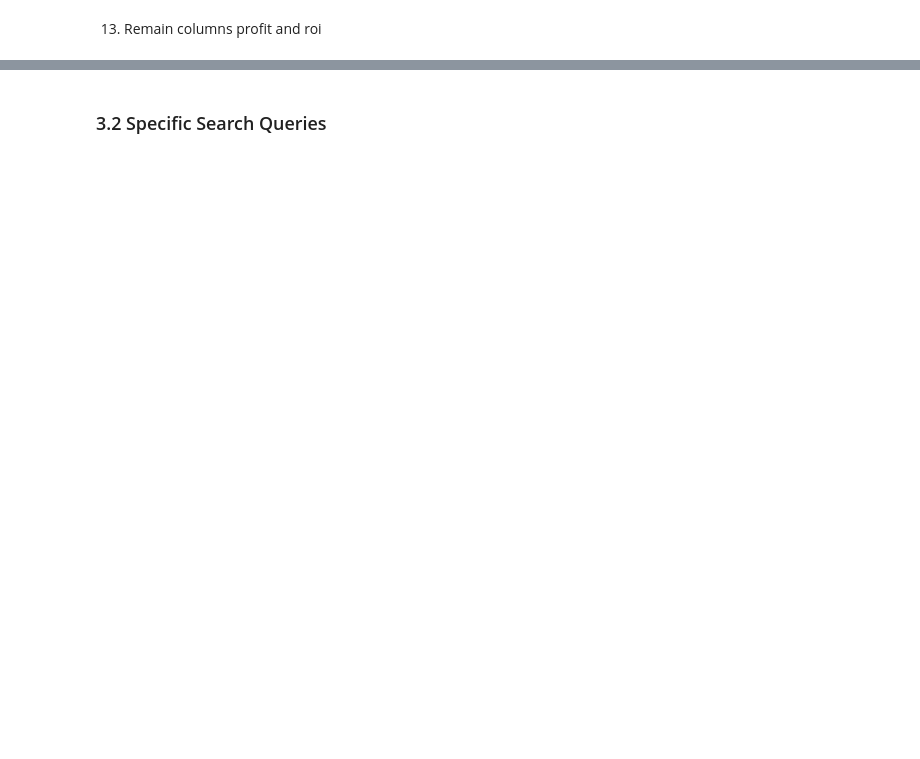
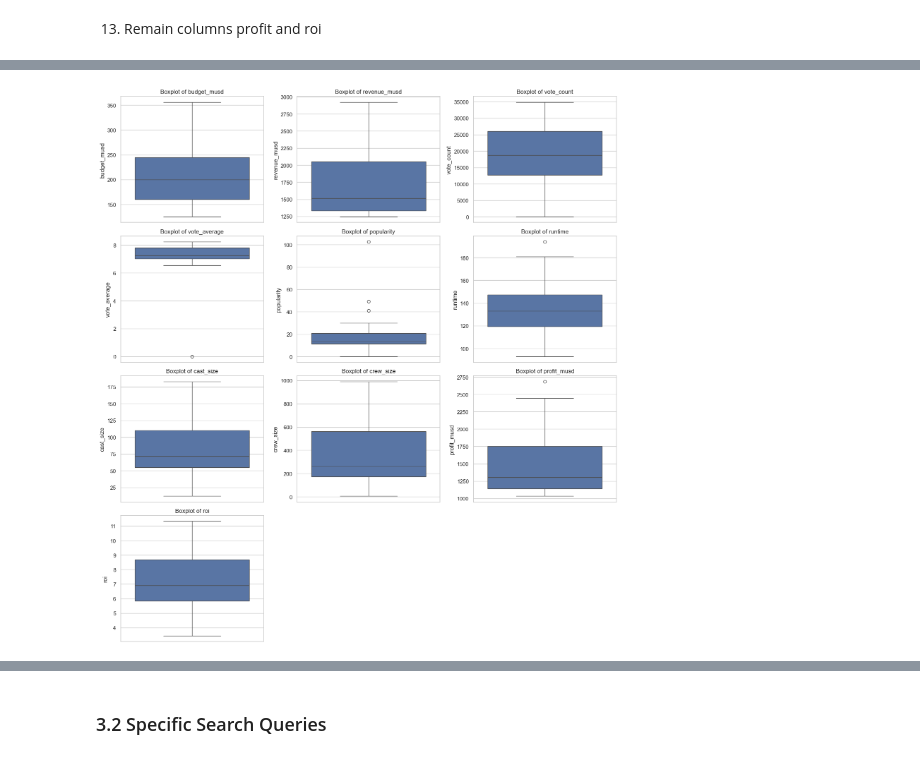
Before and after one commit to DE-E-K/DEM05, a Jupyter notebook: tmdb_analysis.ipynb, the cells around one changed output, grey strips where cells are left out. Drawn from its saved outputs; the diff is of its cells as text; code cells hidden in the pictures; blank space fills up the shorter version.

```diff
--- a/tmdb_analysis.ipynb
+++ b/tmdb_analysis.ipynb
@@ -101,15 +105,15 @@ def extract_names(data, key):
     if isinstance(data, list):
         return '|'.join([item['name'] for item in data if 'name' in item])
     return None
-df['genre_names'] = df['genres'].apply(lambda x: extract_names(x, 'name'))
-df['spoken_language'] = df['spoken_languages'].apply(lambda x: extract_names(x, 'name'))
-df['production_company'] = df['production_companies'].apply(lambda x: extract_names(x, 'name'))
-df['production_country'] = df['production_countries'].apply(lambda x: extract_names(x, 'name'))
+df['genres'] = df['genres'].apply(lambda x: extract_names(x, 'name'))
+df['spoken_languages'] = df['spoken_languages'].apply(lambda x: extract_names(x, 'name'))
+df['production_companies'] = df['production_companies'].apply(lambda x: extract_names(x, 'name'))
+df['production_countries'] = df['production_countries'].apply(lambda x: extract_names(x, 'name'))
 # %% [markdown]
 4. Inspect extracted columns using value_counts() to identify anomalies.
 # %%
-extracted_cols = ['collection_name', 'genre_names', 'spoken_language',
-                  'production_company', 'production_country']
+extracted_cols = ['collection_name', 'genres', 'spoken_languages',
+                  'production_companies', 'production_countries']
 
 for col in extracted_cols:
     if col in df.columns:
@@ -221,7 +225,7 @@ if 'credits' in df.columns:
 12. Reorder columns for better readability
 # %%
 # check if columns exist in df and sort
-sorted_cols = ['id', 'title', 'tagline', 'release_date', 'genres', 'belongs_to_collection',
+sorted_cols = ['id', 'title', 'tagline', 'release_year', 'release_date', 'genres', 'collection_name',
                'original_language', 'budget_musd', 'revenue_musd', 'production_companies',
                'production_countries', 'vote_count', 'vote_average', 'popularity', 'runtime',
                'overview', 'spoken_languages', 'poster_path', 'cast', 'cast_size', 'director',
@@ -243,5 +247,6 @@ Missing columns in cleaned DataFrame:
 # %% [markdown]
 13. Remain columns profit and roi
 # %%
-df_cleaned['profit'] = df_cleaned['revenue_musd'] - df_cleaned['budget_musd']
-df_cleaned['roi'] = df_cleaned['profit'] / df_cleaned['budget_musd']
+df_cleaned.loc[:, 'profit_musd'] = df_cleaned['revenue_musd'] - df_cleaned['budget_musd']
+df_cleaned.loc[:, 'roi'] = df_cleaned['profit_musd'] / df_cleaned['budget_musd']
+df_cleaned.loc[:, 'is_franchise'] = df_cleaned['collection_name'].notna()
@@ -247,0 +305,29 @@ df_cleaned['roi'] = df_cleaned['profit'] / df_cleaned['budget_musd']
+# %%
+# check outliers by subplots boxplot
+def box_dist(data):
+    make_subplots = True
+    num_cols = data.select_dtypes(include=[np.number]).columns.tolist()
+    num_cols.remove('id')  # Exclude 'id' from outlier treatment
+    num_cols.remove('release_year')  # Exclude 'release_year' from outlier treatment
+    if make_subplots:
+        cols_per_row = 3
+        rows = int(np.ceil(len(num_cols) / cols_per_row))
+        fig, axes = plt.subplots(rows, cols_per_row, figsize=(cols_per_row*5, rows*4))
+        axes = axes.flatten() if isinstance(axes, np.ndarray) else [axes]
+        for ax, col in zip(axes, num_cols):
+            sns.boxplot(y=df_cleaned[col], ax=ax)
+            ax.set_title(f'Boxplot of {col}')
+        for ax in axes[len(num_cols):]:
+            ax.set_visible(False)
+        plt.tight_layout()
+        plt.show()
+    else:
+        for col in num_cols:
+            plt.figure(figsize=(6,4))
+            sns.boxplot(y=data[col])
+            plt.title(f'Boxplot of {col}')
+            plt.show()
+
+box_dist(df_cleaned)
+# %% [output]
+[figure, added]
```
Also changed, not shown: parts of 35 cells of this notebook, 2 other files.
